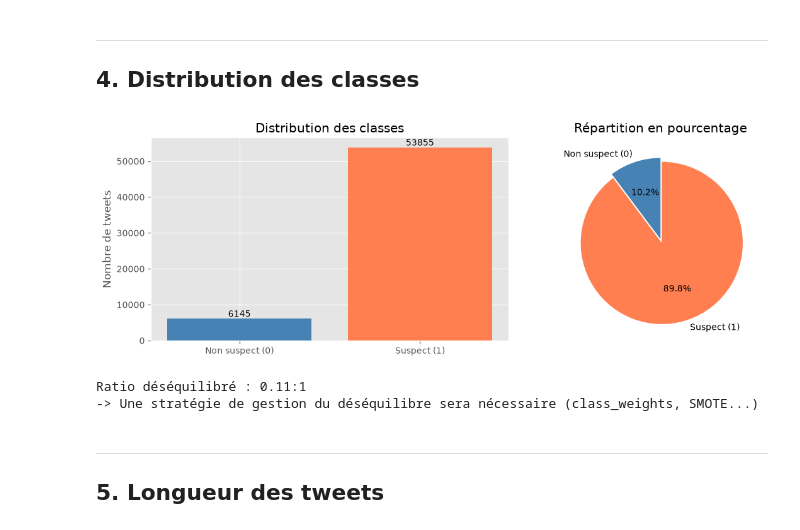
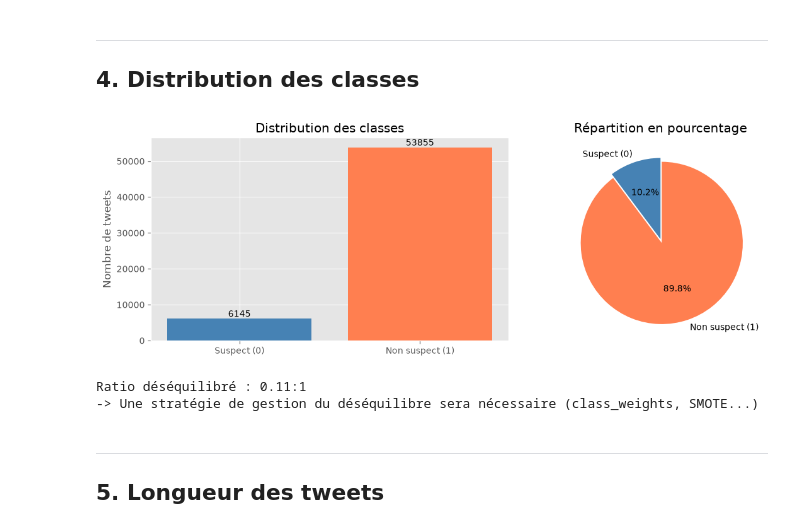
Before and after one commit to Heathclifffs/tweet-suspect-detection, a Jupyter notebook: notebooks/01_eda.ipynb, the cells around one changed output. Saved outputs shown, nothing was run; the diff lists cells and outputs as text; code cells hidden in the pictures.

```diff
--- a/notebooks/01_eda.ipynb
+++ b/notebooks/01_eda.ipynb
@@ -111,7 +111,7 @@ fig, axes = plt.subplots(1, 2, figsize=(12, 4))
 
 
 
-axes[0].bar(['Non suspect (0)', 'Suspect (1)'], class_counts.values,
+axes[0].bar(['Suspect (0)', 'Non suspect (1)'], class_counts.values,
 
            color=['steelblue', 'coral'])
 
@@ -119,35 +119,35 @@ axes[0].set_title('Distribution des classes')
 
 axes[0].set_ylabel('Nombre de tweets')
 
 for i, v in enumerate(class_counts.values):
 
     axes[0].text(i, v + 500, str(v), ha='center')
 
 
 
-axes[1].pie(class_counts.values, labels=['Non suspect (0)', 'Suspect (1)'],
+axes[1].pie(class_counts.values, labels=['Suspect (0)', 'Non suspect (1)'],
 
            autopct='%1.1f%%', colors=['steelblue', 'coral'],
 
            startangle=90, explode=(0, 0.05))
 
 axes[1].set_title('Répartition en pourcentage')
 
 
 
 plt.tight_layout()
 
 plt.savefig('../reports/figures/class_distribution.png', dpi=150, bbox_inches='tight')
 
 plt.show()
 
 
 
 print(f"Ratio déséquilibré : {class_counts[0]/class_counts[1]:.2f}:1")
 
 print("-> Une stratégie de gestion du déséquilibre sera nécessaire (class_weights, SMOTE...)")
 # %% [output]
-[figure, old version]
+[figure, new version]
 Ratio déséquilibré : 0.11:1
 -> Une stratégie de gestion du déséquilibre sera nécessaire (class_weights, SMOTE...)
 # %% [markdown]
```
Also changed, not shown: parts of 6 cells of this notebook, 21 other files.
